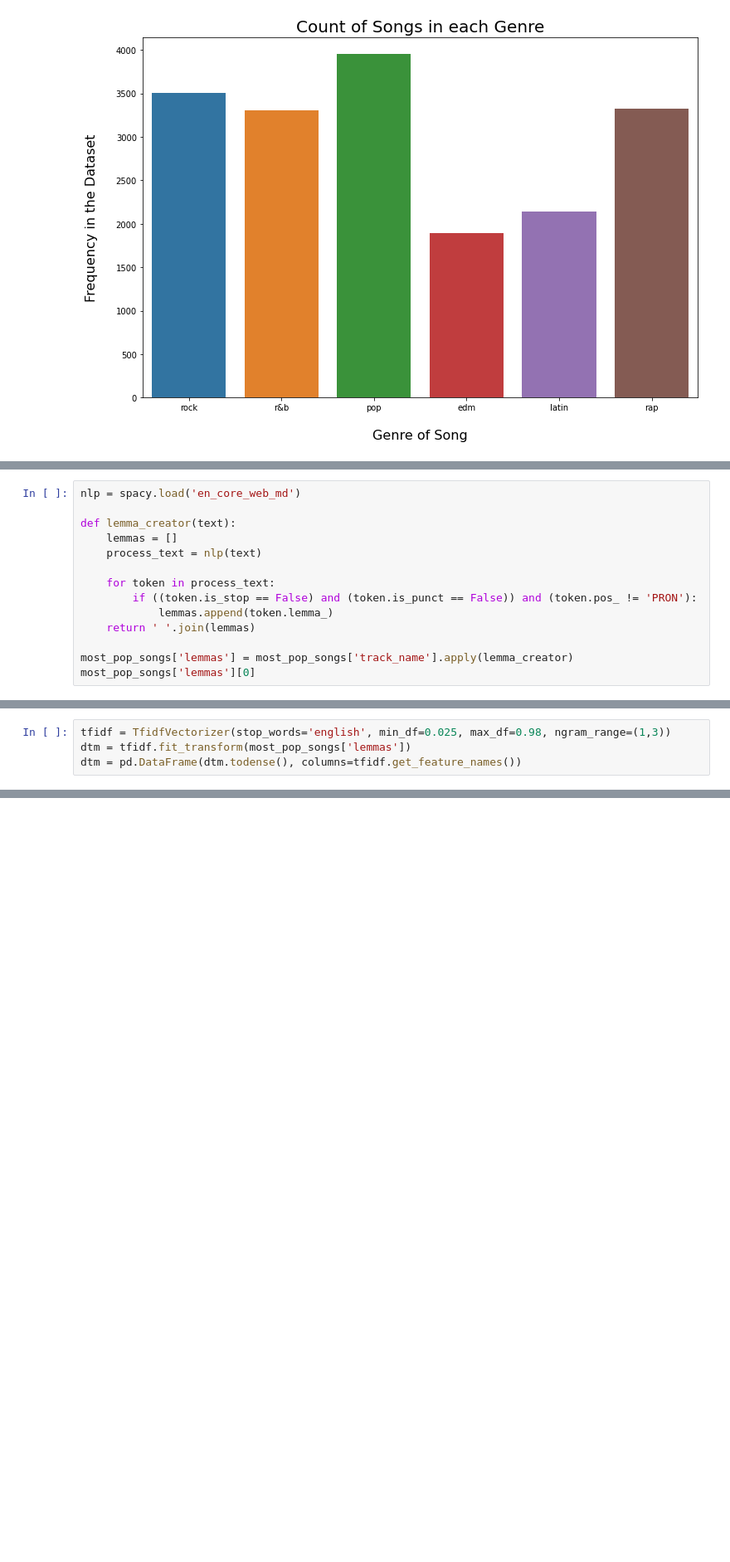
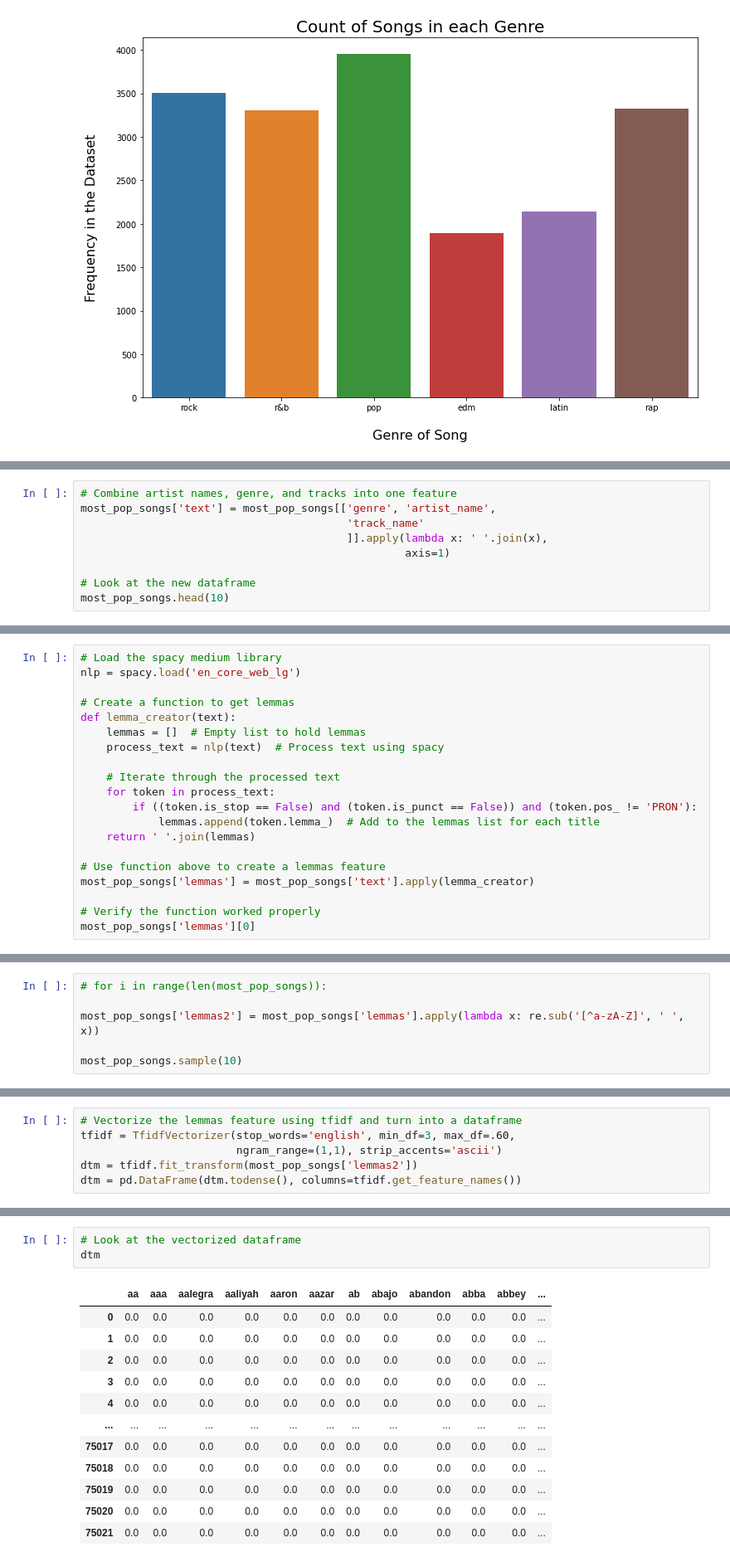
Before and after one commit to Spotify-DSPT-158/Build-Week-Spotify, a Jupyter notebook: spotify_eda.ipynb, the cells around one changed output, grey strips where cells are left out. Shown: that part at 83% size. Cells and saved outputs as stored; diff of their text form; blank space fills up the shorter version.

```diff
--- a/spotify_eda.ipynb
+++ b/spotify_eda.ipynb
@@ -250,0 +322,9 @@ dtype: int64
+# %%
+# Combine artist names, genre, and tracks into one feature
+most_pop_songs['text'] = most_pop_songs[['genre', 'artist_name',
+                                         'track_name'
+                                         ]].apply(lambda x: ' '.join(x),
+                                                  axis=1)
+
+# Look at the new dataframe
+most_pop_songs.head(10)
@@ -271,15 +387,21 @@ You can now load the model via spacy.load('en_core_web_md')
 # %%
-nlp = spacy.load('en_core_web_md')
+# Load the spacy medium library
+nlp = spacy.load('en_core_web_lg')
 
+# Create a function to get lemmas
 def lemma_creator(text):
-    lemmas = []
-    process_text = nlp(text)
+    lemmas = []  # Empty list to hold lemmas
+    process_text = nlp(text)  # Process text using spacy
 
+    # Iterate through the processed text
     for token in process_text:
         if ((token.is_stop == False) and (token.is_punct == False)) and (token.pos_ != 'PRON'):
-            lemmas.append(token.lemma_)
+            lemmas.append(token.lemma_)  # Add to the lemmas list for each title
     return ' '.join(lemmas)
 
-most_pop_songs['lemmas'] = most_pop_songs['track_name'].apply(lemma_creator)
+# Use function above to create a lemmas feature
+most_pop_songs['lemmas'] = most_pop_songs['text'].apply(lemma_creator)
+
+# Verify the function worked properly
 most_pop_songs['lemmas'][0]
 # %% [output]
@@ -290,0 +431,6 @@ from sklearn.feature_extraction.text import TfidfVectorizer
+# %%
+# for i in range(len(most_pop_songs)):
+
+most_pop_songs['lemmas2'] = most_pop_songs['lemmas'].apply(lambda x: re.sub('[^a-zA-Z]', ' ', x))
+
+most_pop_songs.sample(10)
@@ -291,4 +449,6 @@ from sklearn.feature_extraction.text import TfidfVectorizer
 # %%
-tfidf = TfidfVectorizer(stop_words='english', min_df=0.025, max_df=0.98, ngram_range=(1,3))
-dtm = tfidf.fit_transform(most_pop_songs['lemmas'])
+# Vectorize the lemmas feature using tfidf and turn into a dataframe
+tfidf = TfidfVectorizer(stop_words='english', min_df=3, max_df=.60,
+                        ngram_range=(1,1), strip_accents='ascii')
+dtm = tfidf.fit_transform(most_pop_songs['lemmas2'])
 dtm = pd.DataFrame(dtm.todense(), columns=tfidf.get_feature_names())
@@ -307,0 +455,16 @@ n_neighbors = 10
+# %%
+# Look at the vectorized dataframe
+dtm
+# %% [output]
+|  | aa | aaa | aalegra | aaliyah | aaron | aazar | ab | abajo | abandon | abba | abbey | ... |
+| 0 | 0.0 | 0.0 | 0.0 | 0.0 | 0.0 | 0.0 | 0.0 | 0.0 | 0.0 | 0.0 | 0.0 | ... |
+| 1 | 0.0 | 0.0 | 0.0 | 0.0 | 0.0 | 0.0 | 0.0 | 0.0 | 0.0 | 0.0 | 0.0 | ... |
+| 2 | 0.0 | 0.0 | 0.0 | 0.0 | 0.0 | 0.0 | 0.0 | 0.0 | 0.0 | 0.0 | 0.0 | ... |
+| 3 | 0.0 | 0.0 | 0.0 | 0.0 | 0.0 | 0.0 | 0.0 | 0.0 | 0.0 | 0.0 | 0.0 | ... |
+| 4 | 0.0 | 0.0 | 0.0 | 0.0 | 0.0 | 0.0 | 0.0 | 0.0 | 0.0 | 0.0 | 0.0 | ... |
+| ... | ... | ... | ... | ... | ... | ... | ... | ... | ... | ... | ... | ... |
+| 75017 | 0.0 | 0.0 | 0.0 | 0.0 | 0.0 | 0.0 | 0.0 | 0.0 | 0.0 | 0.0 | 0.0 | ... |
+| 75018 | 0.0 | 0.0 | 0.0 | 0.0 | 0.0 | 0.0 | 0.0 | 0.0 | 0.0 | 0.0 | 0.0 | ... |
+| 75019 | 0.0 | 0.0 | 0.0 | 0.0 | 0.0 | 0.0 | 0.0 | 0.0 | 0.0 | 0.0 | 0.0 | ... |
+| 75020 | 0.0 | 0.0 | 0.0 | 0.0 | 0.0 | 0.0 | 0.0 | 0.0 | 0.0 | 0.0 | 0.0 | ... |
+| 75021 | 0.0 | 0.0 | 0.0 | 0.0 | 0.0 | 0.0 | 0.0 | 0.0 | 0.0 | 0.0 | 0.0 | ... |
```
Also changed, not shown: parts of 39 cells of this notebook.
